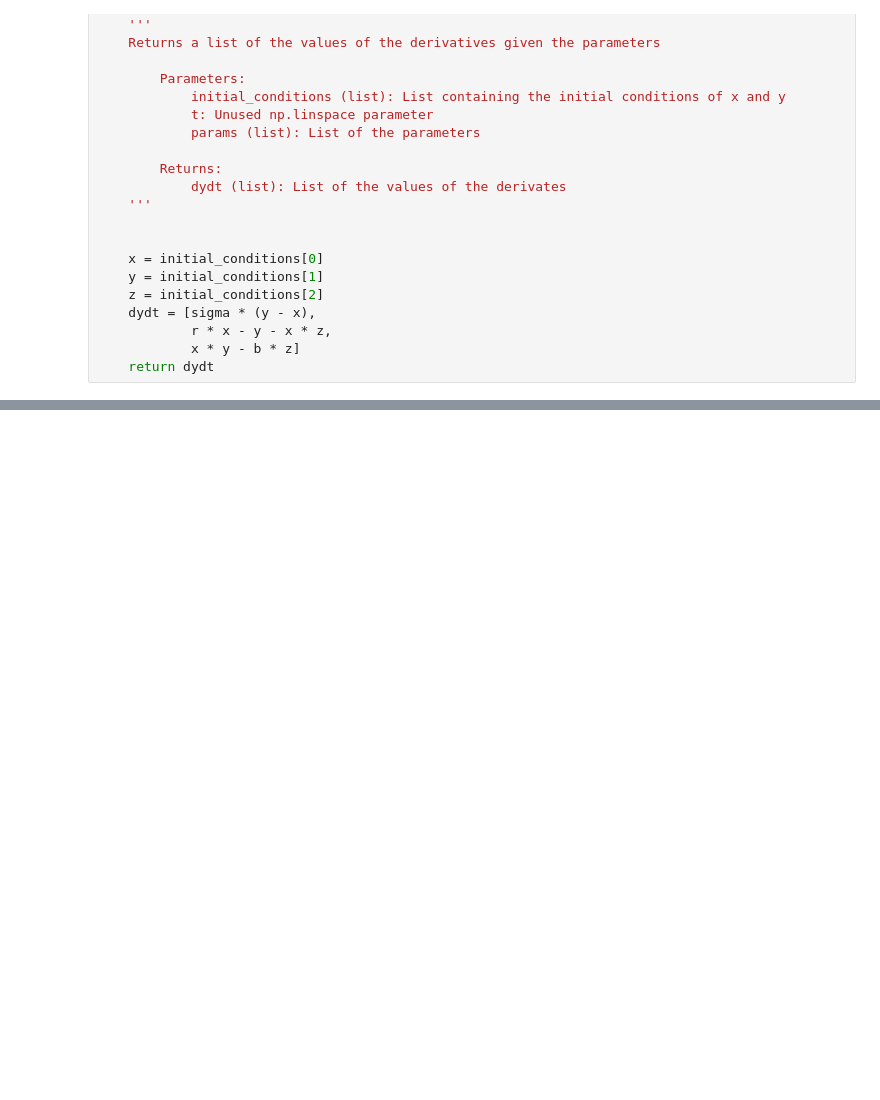
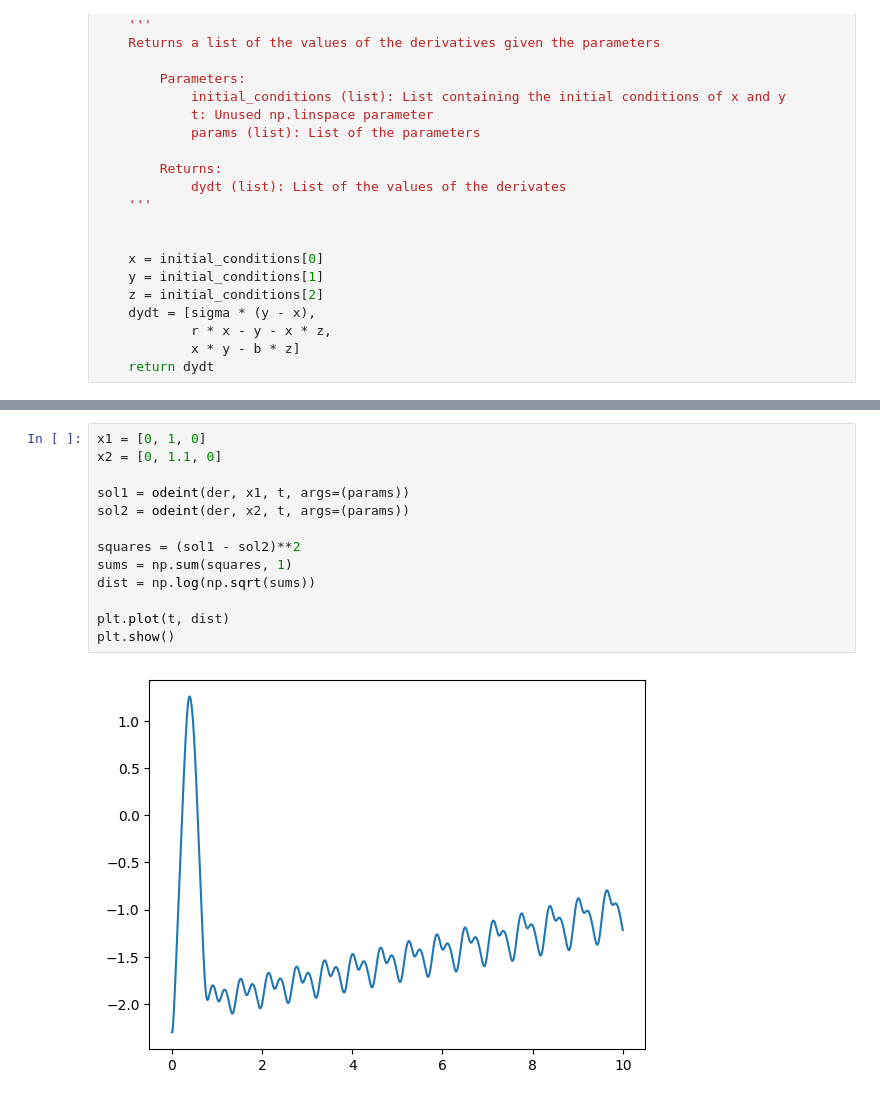
Before and after one commit to JacobKnox/Chaos-Theory, a Jupyter notebook: solver.ipynb, the cells around one changed output, grey strips where cells are left out. Drawn from its saved outputs; the diff is of its cells as text; blank space fills up the shorter version.

```diff
--- a/solver.ipynb
+++ b/solver.ipynb
@@ -50,0 +51,15 @@ plt.show()
+# %%
+x1 = [0, 1, 0]
+x2 = [0, 1.1, 0]
+
+sol1 = odeint(der, x1, t, args=(params))
+sol2 = odeint(der, x2, t, args=(params))
+
+squares = (sol1 - sol2)**2
+sums = np.sum(squares, 1)
+dist = np.log(np.sqrt(sums))
+
+plt.plot(t, dist)
+plt.show()
+# %% [output]
+[figure, added]
```
Also changed, not shown: parts of 1 cell of this notebook.
